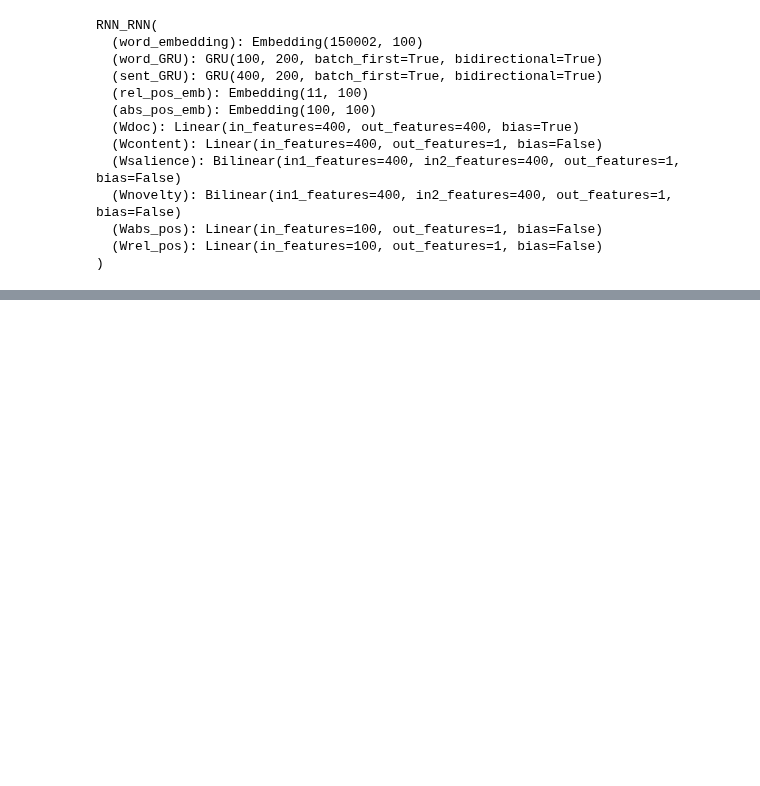
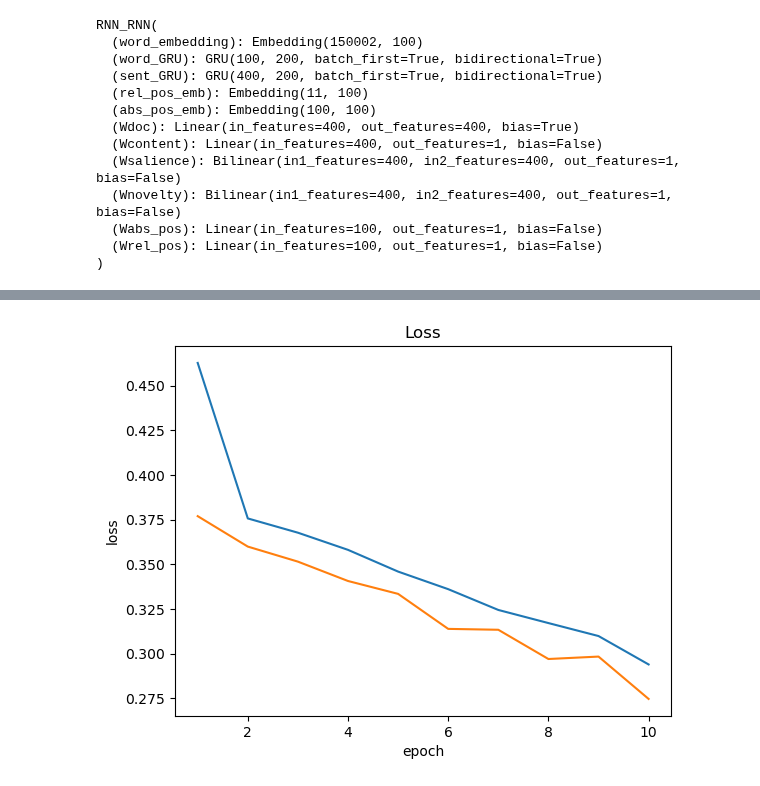
Before and after one commit to rhfdn/SummaRuNNer, a Jupyter notebook: train_RNN_RNN.ipynb, the cells around one changed output, grey strips where cells are left out. Cells and saved outputs as stored; diff of their text form; code cells hidden in the pictures; blank space fills up the shorter version.

```diff
--- a/train_RNN_RNN.ipynb
+++ b/train_RNN_RNN.ipynb
@@ -26,8 +34,15 @@ import gc
 # %%
+# parameters
+cuda_num = 0
+embed_name = "glove.6B.100"
+
+# hyper-parameters
 vocab_size = 150000
 batch_size = 32
 epochs = 10
 learning_rate = 1e-3
 model_name = "RNN_RNN"
+sub_folder_name = "model_name__{}__time__{}__embed_name__{}__lr__{}__batch_size__{}__vocab_size__{}__cuda_num__{}".format(model_name, time(), embed_name, learning_rate, batch_size, vocab_size, cuda_num)
+checkpoints_folder = "./checkpoints/" + sub_folder_name
 average_proportion_of_sentences_per_document = 0.2670278281534701
 average_number_of_sentences_per_document = 6.061850780738518
@@ -47,6 +64,6 @@ GPU 0: NVIDIA GeForce RTX 3060
 # %%
 if torch.cuda.is_available():
-  dev = "cuda:0"
+  dev = "cuda:" + str(cuda_num)
 else:
   dev = "cpu"
 
@@ -70,18 +96,18 @@ import torch.nn.functional as F
 from torch.autograd import Variable
 
 class RNN_RNN(BasicModel):
-    def __init__(self, device, vocab_size, word_embed = None):
+    def __init__(self, device, vocab_size, word_embed = None, dim_word_embed = 100):
         super(RNN_RNN, self).__init__(device)
 
         self.device = device
 
-        self.word_embedding = nn.Embedding(vocab_size+2, 100, padding_idx=0)
+        self.word_embedding = nn.Embedding(vocab_size+2, dim_word_embed, padding_idx=0)
         # Load word embedding if specified
         if word_embed is not None:
             self.word_embedding = torch.nn.Embedding.from_pretrained(torch.from_numpy(word_embed).float())
 
         # 100 : word2vec embedding size
-        self.word_GRU = nn.GRU(input_size = 100, hidden_size = 200, batch_first = True, bidirectional = True)
+        self.word_GRU = nn.GRU(input_size = dim_word_embed, hidden_size = 200, batch_first = True, bidirectional = True)
         self.sent_GRU = nn.GRU(input_size = 2*200, hidden_size=200, batch_first = True, bidirectional = True)
 
         # 10: relative position range size, with segment size = 10
@@ -190,4 +218,11 @@ if not os.path.exists("./checkpoints"):
 # %%
+arr_train_loss = []
+arr_train_mae = []
+arr_train_acc = []
+arr_val_loss = []
+arr_val_mae = []
+arr_val_acc = []
+
 t1 = time()
 for epoch in range(1, epochs+1):
     # train 1 epoch
@@ -225,7 +260,7 @@ for epoch in range(1, epochs+1):
             total_train_acc += accuracy_prop_sent_per_doc_fn(probs=probs.cpu().detach().numpy(), targets=targets.cpu().detach().numpy(), doc_lens=doc_lens)
             tepoch.set_postfix(loss=total_train_loss/nb_batch_train, mae=total_train_mae/nb_batch_train, accuracy=total_train_acc/nb_batch_train)
     # Save model
-    model.save("./checkpoints/RNN_RNN-" + str(epoch) + ".pt")
+    model.save(checkpoints_folder + "/" + model_name + "-" + str(epoch) + ".pt")
     # Show train and val score
     model.eval()
     nb_batch_val = 0
@@ -254,6 +289,14 @@ for epoch in range(1, epochs+1):
         total_val_acc += accuracy_prop_sent_per_doc_fn(probs=probs.cpu().detach().numpy(), targets=targets.cpu().detach().numpy(), doc_lens=doc_lens)
     print("Epoch {} : train loss = {:.3f}, val loss = {:.3f}, train mae = {:.3f}, val mae = {:.3f}, train accuracy = {:.3f}, val accuracy = {:.3f}".format(epoch, total_train_loss / nb_batch_train, total_val_loss / nb_batch_val, total_train_mae / nb_batch_train, total_val_mae / nb_batch_val, total_train_acc / nb_batch_train, total_val_acc / nb_batch_val))
 
+    arr_train_loss.append(total_train_loss / nb_batch_train)
+    arr_train_mae.append(total_train_mae / nb_batch_train)
+    arr_train_acc.append(total_train_acc / nb_batch_train)
+
+    arr_val_loss.append(total_val_loss / nb_batch_val)
+    arr_val_mae.append(total_val_mae / nb_batch_val)
+    arr_val_acc.append(total_val_acc / nb_batch_val)
+
 t2 = time()
 print("Training duration =", t2-t1)
 # %% [output]
@@ -273,0 +328,12 @@ KeyboardInterrupt:
+# %%
+# draw Losses
+plt.plot(list(range(1, len(arr_train_loss) + 1)), arr_train_loss)
+plt.plot(list(range(1, len(arr_val_loss) + 1)), arr_val_loss)
+
+plt.title("Loss")
+plt.xlabel("epoch")
+plt.ylabel("loss")
+
+plt.show()
+# %% [output]
+[figure, added]
```
Also changed, not shown: parts of 27 cells of this notebook, 3 other files.
